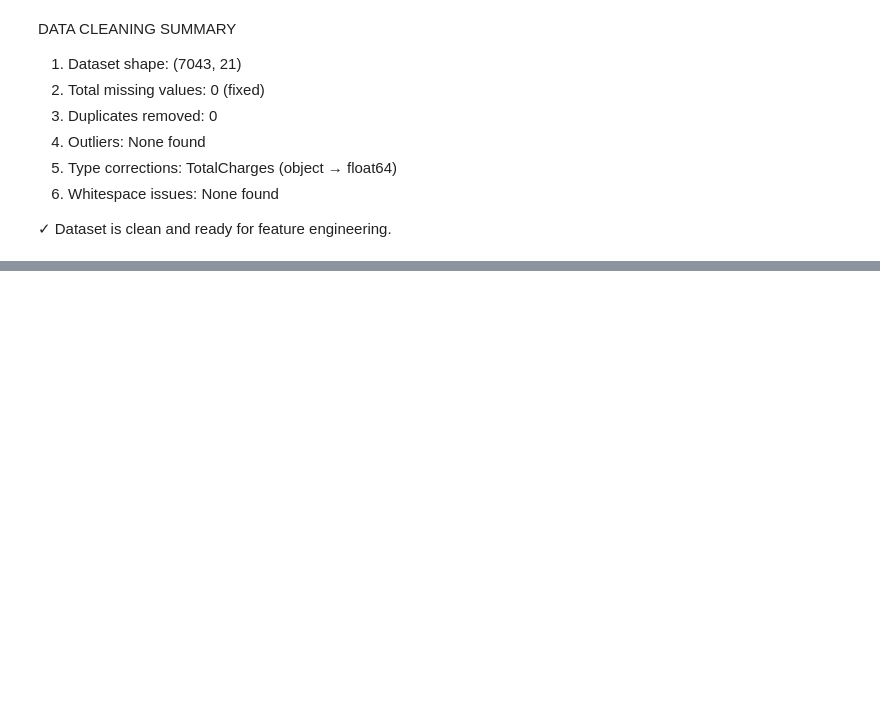
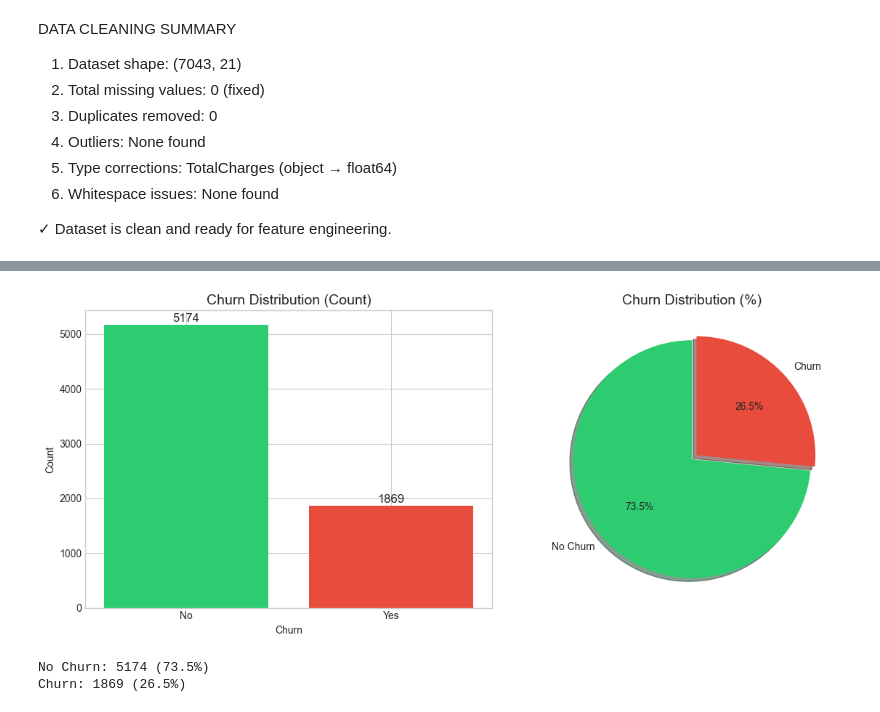
Before and after one commit to mariamTsintsadze/telecom-customer-churn-prediction, a Jupyter notebook: Telco_Customer_Churn_Analysis.ipynb, the cells around one changed output, grey strips where cells are left out. Saved outputs shown, nothing was run; the diff lists cells and outputs as text; code cells hidden in the pictures; blank space fills up the shorter version.

```diff
--- a/Telco_Customer_Churn_Analysis.ipynb
+++ b/Telco_Customer_Churn_Analysis.ipynb
@@ -396,0 +403,26 @@ DATA CLEANING SUMMARY
+# %%
+fig, axes = plt.subplots(1, 2, figsize=(12, 5))
+
+churn_counts = df['Churn'].value_counts()
+axes[0].bar(churn_counts.index, churn_counts.values, color=['#2ecc71', '#e74c3c'])
+axes[0].set_title('Churn Distribution (Count)', fontsize=14)
+axes[0].set_xlabel('Churn')
+axes[0].set_ylabel('Count')
+for i, v in enumerate(churn_counts.values):
+    axes[0].text(i, v + 50, str(v), ha='center', fontsize=12)
+
+axes[1].pie(churn_counts.values, labels=['No Churn', 'Churn'],
+            autopct='%1.1f%%', colors=['#2ecc71', '#e74c3c'],
+            explode=(0, 0.05), shadow=True, startangle=90)
+axes[1].set_title('Churn Distribution (%)', fontsize=14)
+
+plt.tight_layout()
+plt.savefig('churn_distribution.png', dpi=150, bbox_inches='tight')
+plt.show()
+
+print(f"No Churn: {churn_counts['No']} ({churn_counts['No']/len(df)*100:.1f}%)")
+print(f"Churn: {churn_counts['Yes']} ({churn_counts['Yes']/len(df)*100:.1f}%)")
+# %% [output]
+[figure, added]
+No Churn: 5174 (73.5%)
+Churn: 1869 (26.5%)
```
Also changed, not shown: parts of 17 cells of this notebook.
